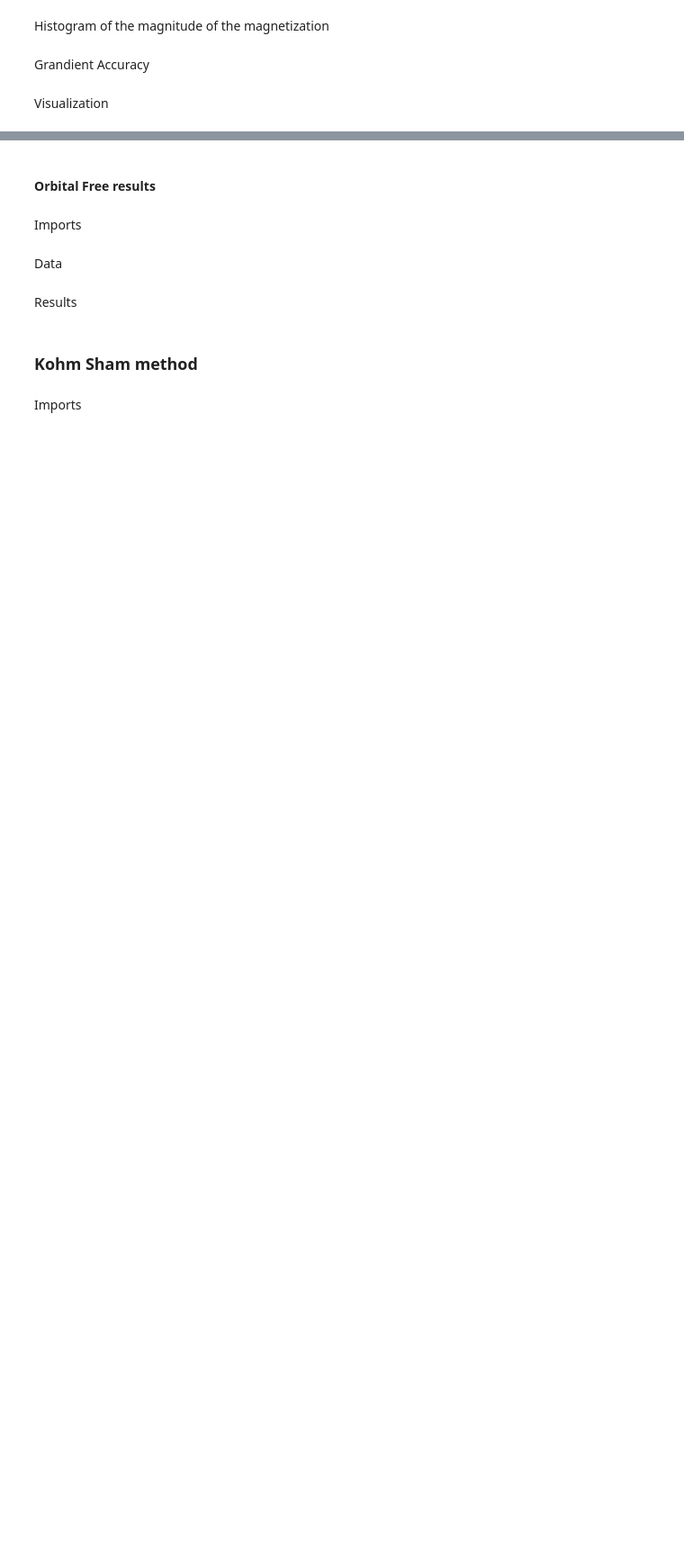
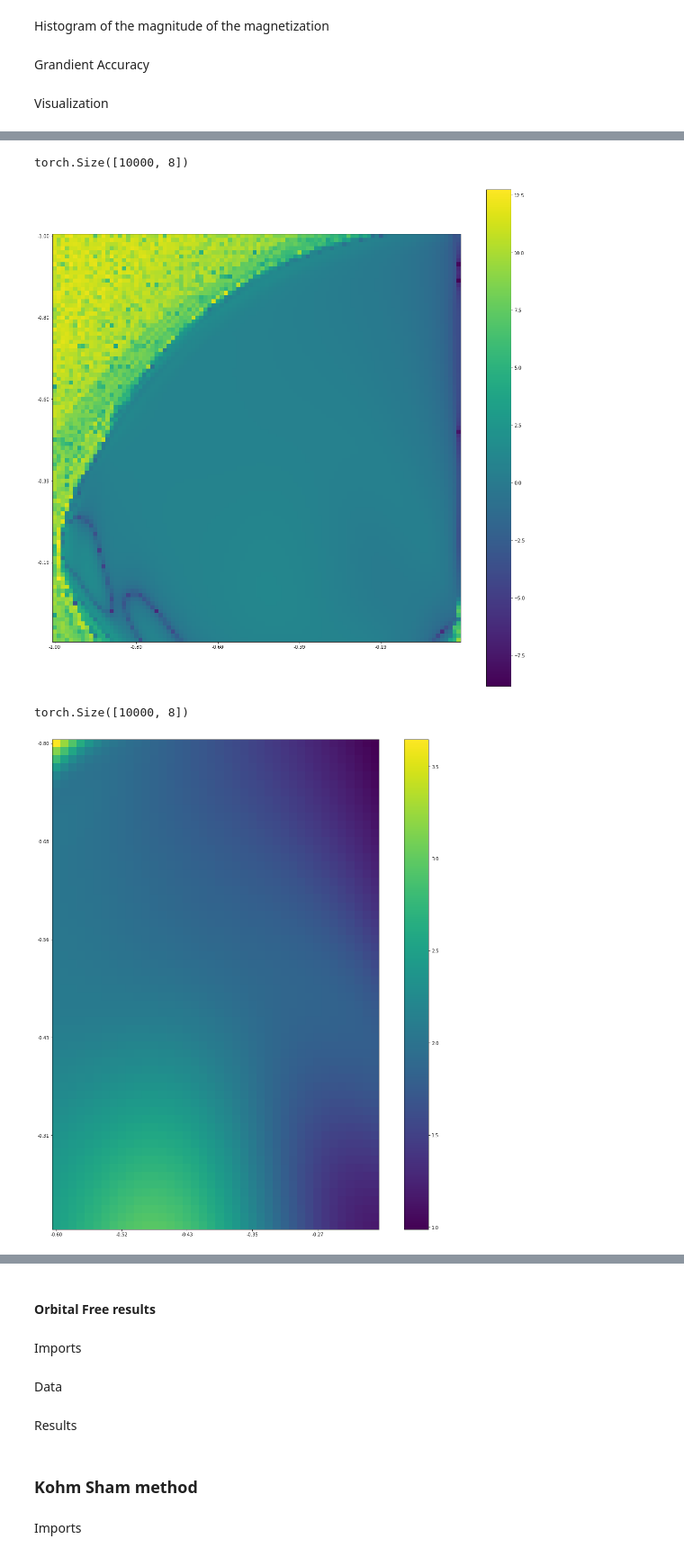
Before and after one commit to emacosta95/DL-VLM, a Jupyter notebook: Visualization.ipynb, the cells around one changed output, grey strips where cells are left out. Shown at 90% size. Cells and saved outputs as stored; diff of their text form; code cells hidden in the pictures; blank space fills up the shorter version.

```diff
--- a/Visualization.ipynb
+++ b/Visualization.ipynb
@@ -72,0 +188,3 @@ plt.show()
+# %%
+h_eff=compute_the_gradient_of_the_functional(m=m.view(-1,2,8),respect_to='z',model=model)
+omega_eff=compute_the_gradient_of_the_functional(m=m.view(-1,2,8),respect_to='x',model=model)
@@ -72,0 +195,51 @@ plt.show()
+# %%
+print(h_eff.shape)
+plt.figure(figsize=(20,20))
+plt.imshow(np.log(np.abs(np.average(h_eff.reshape(span_dimension,span_dimension,8),axis=-1))))
+plt.colorbar()
+plt.xticks(np.arange(0,span_dimension,span_dimension//5),[f'{x_value[i]:.2f}' for i in range(0,span_dimension,span_dimension//5)])
+plt.yticks(np.arange(0,span_dimension,span_dimension//5),[f'{x_value[i]:.2f}' for i in range(0,span_dimension,span_dimension//5)])
+plt.show()
+
+
+
+
+print(h_eff.shape)
+x_i=20
+x_f=80
+z_i=40
+z_f=80
+plt.figure(figsize=(20,20))
+plt.imshow((np.abs(np.average(h_eff.reshape(100,100,8),axis=-1)[x_i:x_f,z_i:z_f])))
+plt.yticks(np.arange(0,(x_f-x_i),(x_f-x_i)//5),[f'{x_value[i]:.2f}' for i in range(x_i,x_f,(x_f-x_i)//5)])
+plt.xticks(np.arange(0,(z_f-z_i),(z_f-z_i)//5),[f'{z_value[i]:.2f}' for i in range(z_i,z_f,(z_f-z_i)//5)])
+plt.colorbar()
+plt.show()
+
+fig, ax = plt.subplots(subplot_kw={"projection": "3d"},figsize=(20,20))
+
+# Make data.
+
+x_value_grid, z_value_grid = np.meshgrid(x_value[x_i:x_f], z_value[z_i:z_f])
+
+# Plot the surface.
+surf = ax.plot_surface(x_value_grid, z_value_grid ,np.average(h_eff.reshape(100,100,8),axis=-1)[z_i:z_f,x_i:x_f],linewidth=0, antialiased=False,cmap=cm.coolwarm)
+ax.plot_surface(x_value_grid, z_value_grid ,np.zeros_like(np.average(h_eff.reshape(100,100,8),axis=-1)[z_i:z_f,x_i:x_f]),linewidth=0, antialiased=False,cmap=cm.coolwarm,alpha=0.5)
+ax.view_init(10, 70)
+ax.tick_params(
+            top=True,
+            right=True,
+            labeltop=False,
+            labelright=False,
+            direction="in",
+            labelsize=20,
+            width=5,
+        )
+plt.title('$f[z,x]$',fontsize=40)
+plt.xlabel('$x$',fontsize=40)
+plt.ylabel('$z$',fontsize=40)
+# %% [output]
+torch.Size([10000, 8])
+[figure, added]
+torch.Size([10000, 8])
+[figure, added]
```
Also changed, not shown: parts of 67 cells of this notebook, 9 other files.
